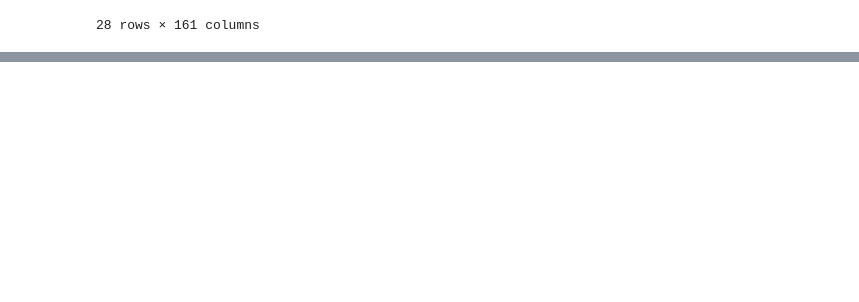
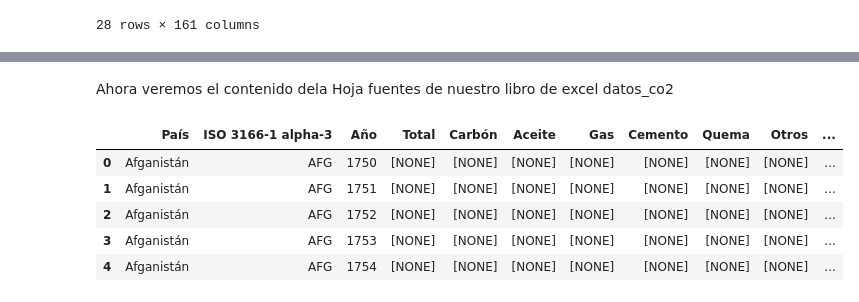
Before and after one commit to jorgevillegazz/Aprendiendo_ETL, a Jupyter notebook: Pandas_I_O.ipynb, the cells around one changed output, grey strips where cells are left out. Drawn from its saved outputs; the diff is of its cells as text; code cells hidden in the pictures; blank space fills up the shorter version.

```diff
--- a/Pandas_I_O.ipynb
+++ b/Pandas_I_O.ipynb
@@ -350,0 +368,2 @@ datos_hospital
+# %%
+archivo = 'emisiones_CO2.xlsx'
@@ -350,0 +440,13 @@ datos_hospital
+# %% [markdown]
+Ahora  veremos el contenido dela Hoja fuentes de nuestro libro de excel  datos_co2
+# %%
+fuentes = pd.read_excel(archivo, sheet_name='fuentes')
+# %%
+fuentes.head()
+# %% [output]
+|  | País | ISO 3166-1 alpha-3 | Año | Total | Carbón | Aceite | Gas | Cemento | Quema | Otros | ... |
+| 0 | Afganistán | AFG | 1750 | [NONE] | [NONE] | [NONE] | [NONE] | [NONE] | [NONE] | [NONE] | ... |
+| 1 | Afganistán | AFG | 1751 | [NONE] | [NONE] | [NONE] | [NONE] | [NONE] | [NONE] | [NONE] | ... |
+| 2 | Afganistán | AFG | 1752 | [NONE] | [NONE] | [NONE] | [NONE] | [NONE] | [NONE] | [NONE] | ... |
+| 3 | Afganistán | AFG | 1753 | [NONE] | [NONE] | [NONE] | [NONE] | [NONE] | [NONE] | [NONE] | ... |
+| 4 | Afganistán | AFG | 1754 | [NONE] | [NONE] | [NONE] | [NONE] | [NONE] | [NONE] | [NONE] | ... |
```
Also changed, not shown: parts of 33 cells of this notebook.
